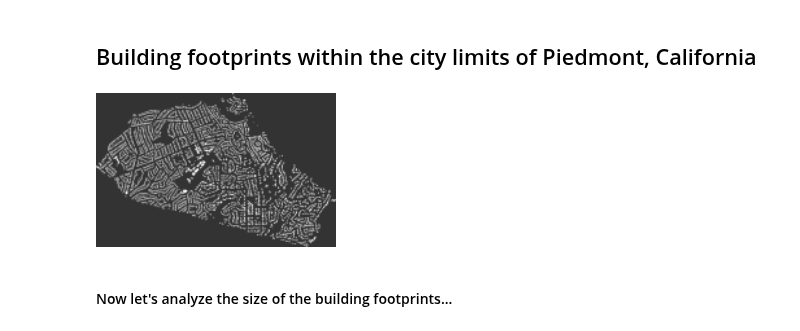
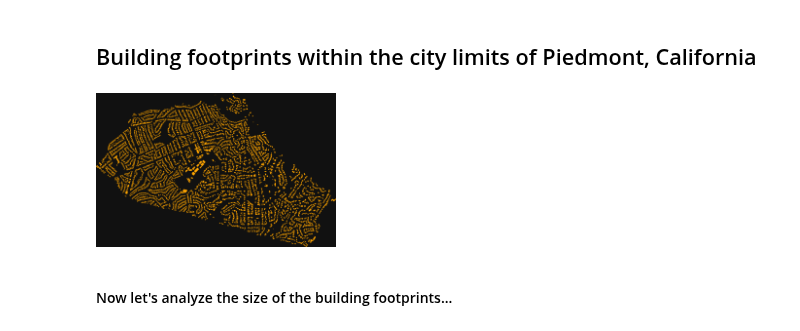
Before and after one commit to gboeing/osmnx-examples, a Jupyter notebook: notebooks/10-building-footprints.ipynb, the cells around one changed output. Cells and saved outputs as stored; diff of their text form; code cells hidden in the pictures.

```diff
--- a/notebooks/10-building-footprints.ipynb
+++ b/notebooks/10-building-footprints.ipynb
@@ -29,10 +29,10 @@ size = 240
 # %%
 gdf = ox.footprints.footprints_from_place(place='Piedmont, California, USA')
 gdf_proj = ox.projection.project_gdf(gdf)
-fig, ax = ox.plot_footprints(gdf_proj, bgcolor='#333333', color='w',
-                             save=True, show=False, close=True, filename='piedmont_bldgs', dpi=40)
-Image('{}/{}.{}'.format(img_folder, 'piedmont_bldgs', extension), height=size, width=size)
+fp = f'./{img_folder}/piedmont_bldgs.{extension}'
+fig, ax = ox.plot_footprints(gdf_proj, filepath=fp, dpi=40, save=True, show=False, close=True)
+Image(fp, height=size, width=size)
 # %% [output]
-[figure, old version]
+[figure, new version]
 # %%
 # save as a shapefile
```
Also changed, not shown: parts of 6 cells of this notebook, 16 other files.
